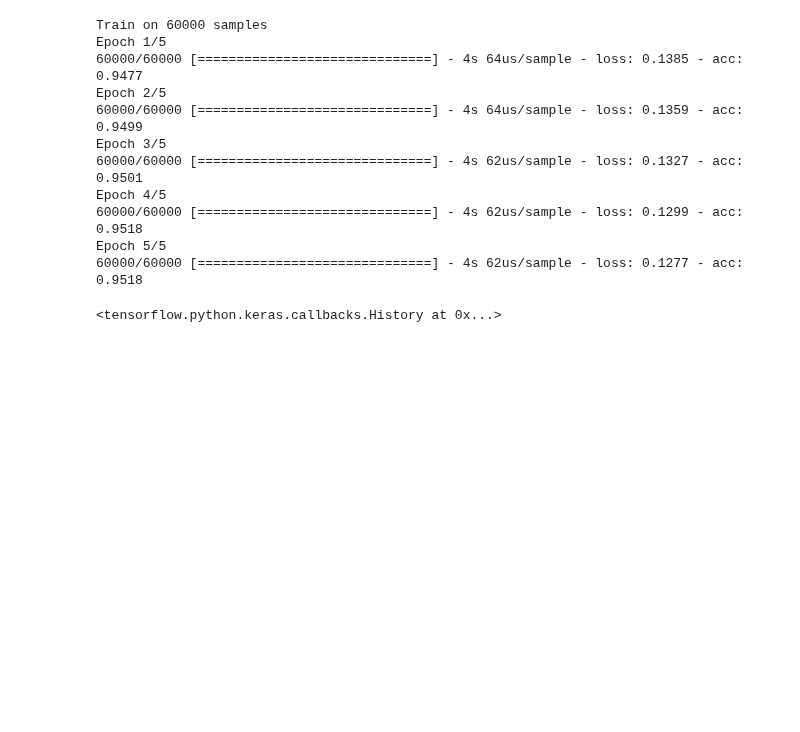
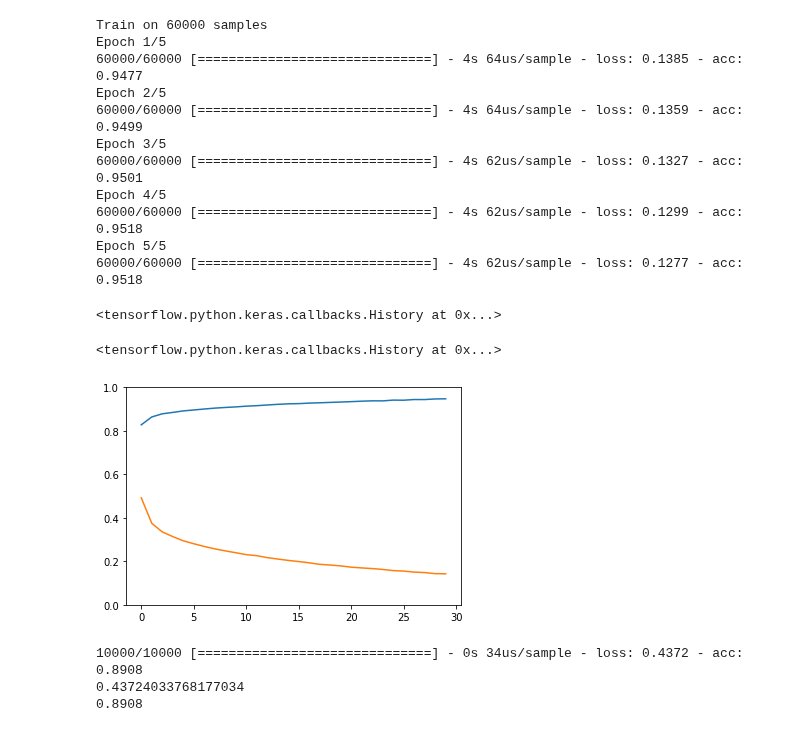
Before and after one commit to lellabhaskar/DataScience, a Jupyter notebook: 2/2p_Keras_Classification.ipynb, the cells around one changed output. Cells and saved outputs as stored; diff of their text form; code cells hidden in the pictures; blank space fills up the shorter version.

```diff
--- a/2/2p_Keras_Classification.ipynb
+++ b/2/2p_Keras_Classification.ipynb
@@ -276,0 +282,15 @@ Epoch 5/5
+# %%
+history
+# %% [output]
+<tensorflow.python.keras.callbacks.History at 0x...>
+# %%
+#do plot
+acc_y = history.history['acc']
+loss_y = history.history['loss']
+plt.figure()
+plt.plot(range(HP_epochs), acc_y)
+plt.plot(range(HP_epochs), loss_y)
+plt.ylim(0,1) # SCALE values between 0 and 1
+plt.show()
+# %% [output]
+[figure, added]
@@ -276,0 +299,8 @@ Epoch 5/5
+# %%
+test_loss, test_acc = model.evaluate(xtest_norm, ytest)
+print(test_loss)
+print(test_acc)
+# %% [output]
+10000/10000 [==============================] - 0s 34us/sample - loss: 0.4372 - acc: 0.8908
+0.43724033768177034
+0.8908
```
Also changed, not shown: parts of 6 cells of this notebook.
